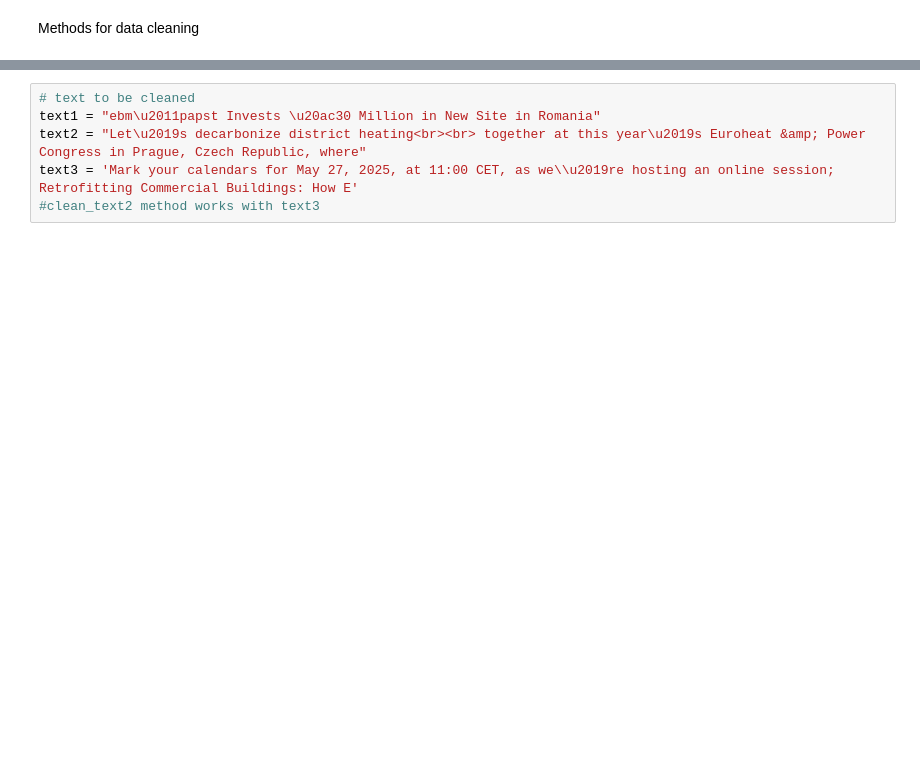
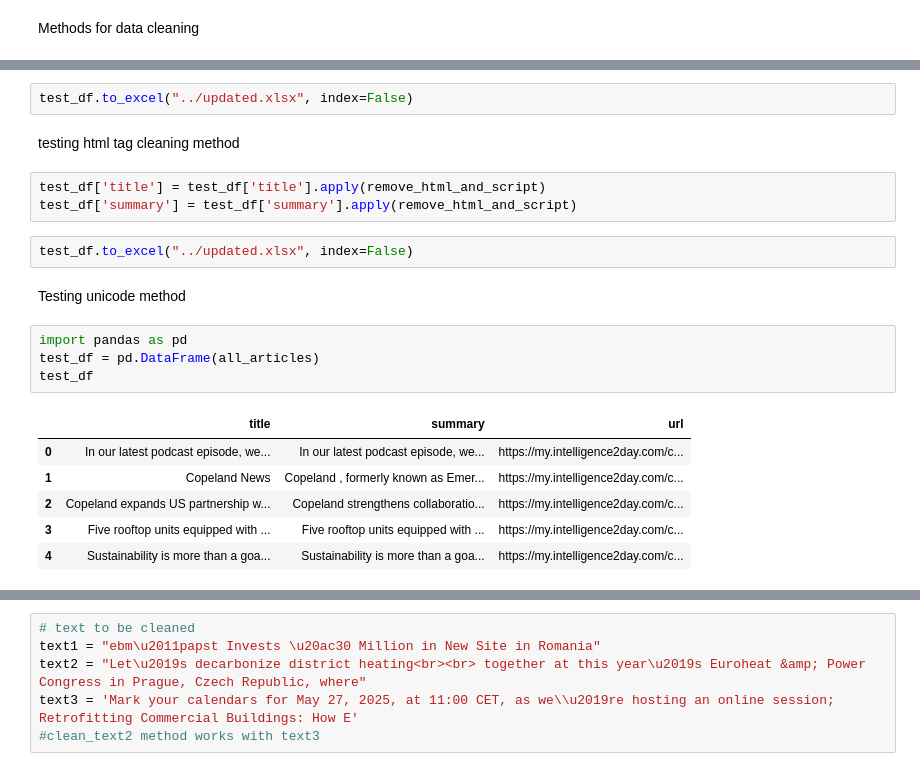
Before and after one commit to mclaflinBitzer/I2D_API, a Jupyter notebook: Scripts/Data_Transformation.ipynb, the cells around one changed output, grey strips where cells are left out. Saved outputs shown, nothing was run; the diff lists cells and outputs as text; blank space fills up the shorter version.

Commit message:
html tag function is working and unicode replacement method is being updated with each unicode found in the output, currently working with writing to excel file

```diff
--- a/Scripts/Data_Transformation.ipynb
+++ b/Scripts/Data_Transformation.ipynb
@@ -20,0 +176,22 @@ Testing data cleaning methods
+# %%
+test_df.to_excel("../updated.xlsx", index=False)
+# %% [markdown]
+testing html tag cleaning method
+# %%
+test_df['title'] = test_df['title'].apply(remove_html_and_script)
+test_df['summary'] = test_df['summary'].apply(remove_html_and_script)
+# %%
+test_df.to_excel("../updated.xlsx", index=False)
+# %% [markdown]
+Testing unicode method
+# %%
+import pandas as pd
+test_df = pd.DataFrame(all_articles)
+test_df
+# %% [output]
+|  | title | summary | url |
+| 0 | In our latest podcast episode, we... | In our latest podcast episode, we... | https://my.intelligence2day.com/c... |
+| 1 | Copeland News | Copeland , formerly known as Emer... | https://my.intelligence2day.com/c... |
+| 2 | Copeland expands US partnership w... | Copeland strengthens collaboratio... | https://my.intelligence2day.com/c... |
+| 3 | Five rooftop units equipped with ... | Five rooftop units equipped with ... | https://my.intelligence2day.com/c... |
+| 4 | Sustainability is more than a goa... | Sustainability is more than a goa... | https://my.intelligence2day.com/c... |
```
Also changed, not shown: parts of 15 cells of this notebook, 3 other files.
